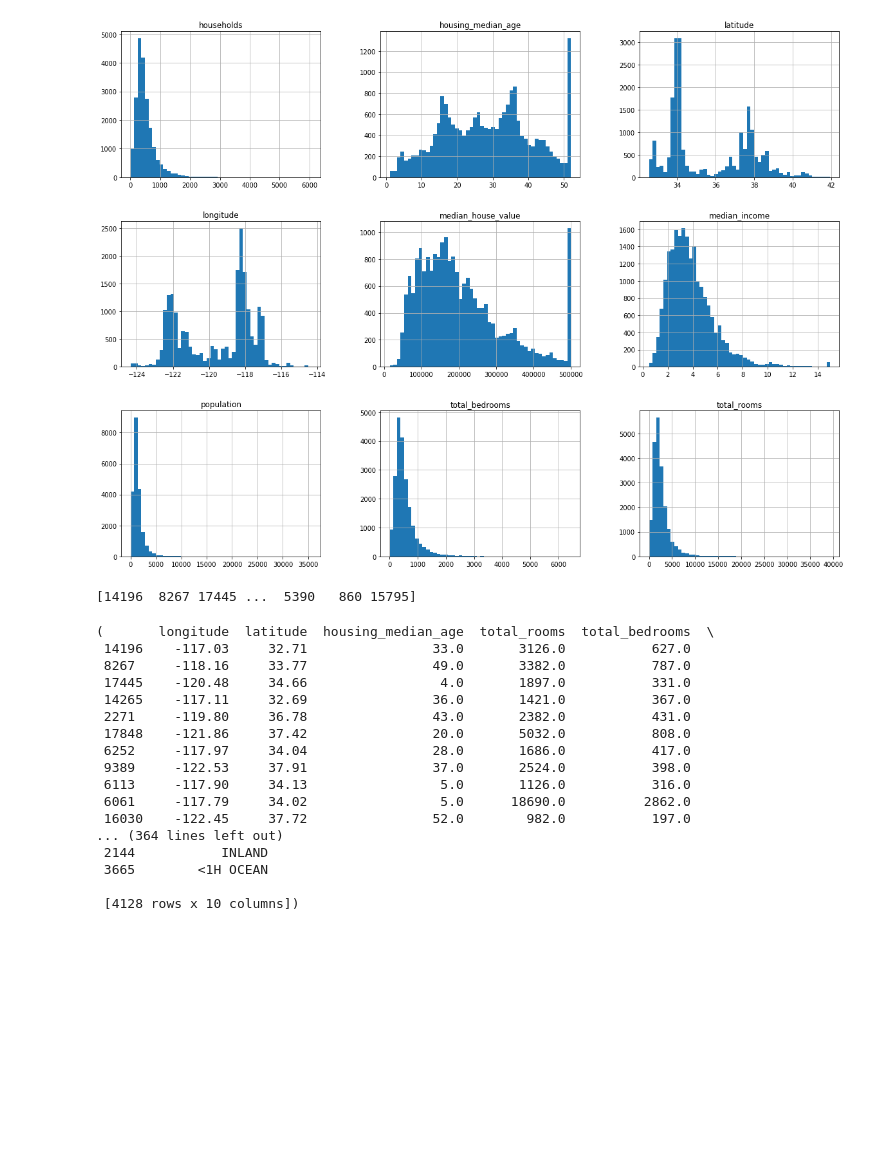
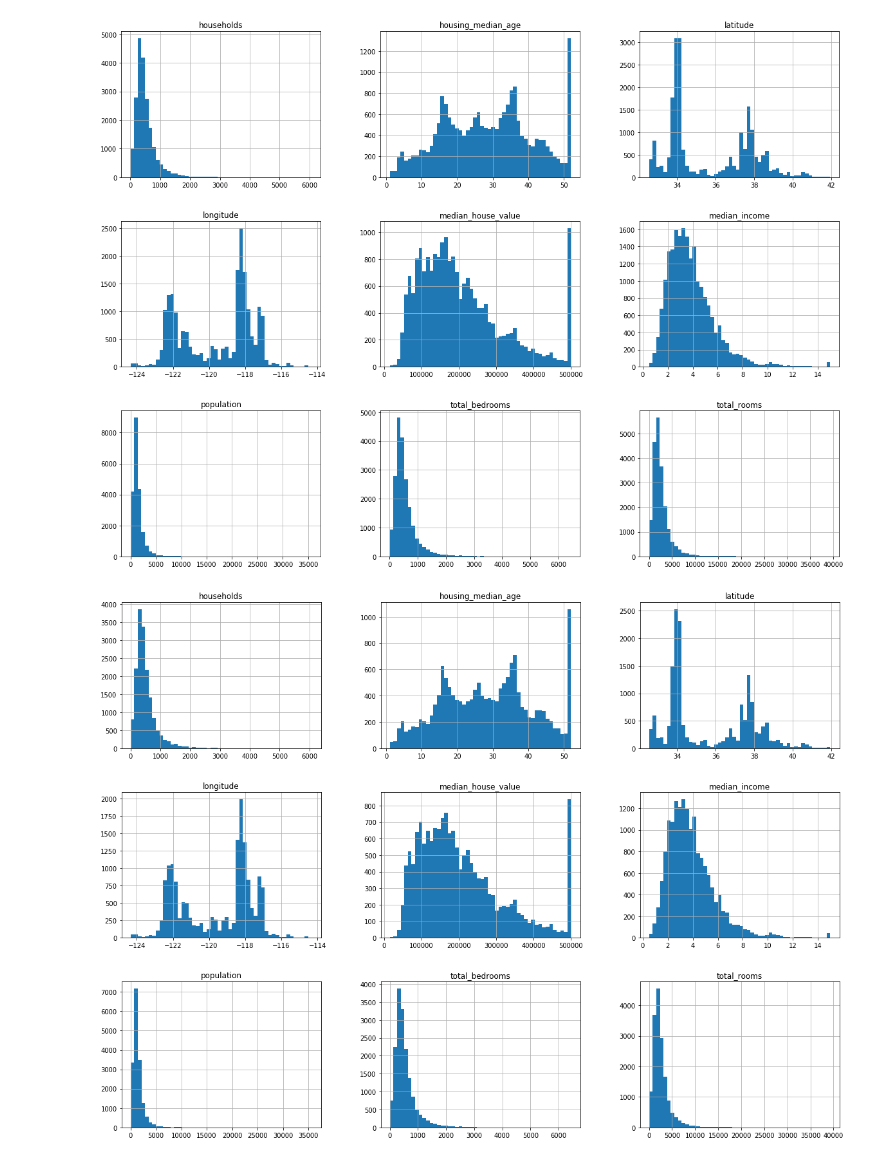
Before and after one commit to jonatasleon/handson-ml, a Jupyter notebook: Housing.ipynb, the cells around one changed output. Saved outputs shown, nothing was run; the diff lists cells and outputs as text; code cells hidden in the pictures; blank space fills up the shorter version.

```diff
--- a/Housing.ipynb
+++ b/Housing.ipynb
@@ -90,21 +133,6 @@ def split_train_test(data, test_ratio):
 # %%
-split_train_test(housing, 0.2)
+train_df, test_df = split_train_test(housing, 0.2)
-# %% [output]
-[14196  8267 17445 ...  5390   860 15795]
-(       longitude  latitude  housing_median_age  total_rooms  total_bedrooms  \
- 14196    -117.03     32.71                33.0       3126.0           627.0
- 8267     -118.16     33.77                49.0       3382.0           787.0
- 17445    -120.48     34.66                 4.0       1897.0           331.0
- 14265    -117.11     32.69                36.0       1421.0           367.0
- 2271     -119.80     36.78                43.0       2382.0           431.0
- 17848    -121.86     37.42                20.0       5032.0           808.0
- 6252     -117.97     34.04                28.0       1686.0           417.0
- 9389     -122.53     37.91                37.0       2524.0           398.0
- 6113     -117.90     34.13                 5.0       1126.0           316.0
- 6061     -117.79     34.02                 5.0      18690.0          2862.0
- 16030    -122.45     37.72                52.0        982.0           197.0
-... (364 lines left out)
- 2144           INLAND
- 3665        <1H OCEAN
-
- [4128 rows x 10 columns])
+# %%
+train_df.hist(bins=50, figsize=(20, 15));
+# %% [output]
+[figure, added]
```
Also changed, not shown: parts of 46 cells of this notebook.
